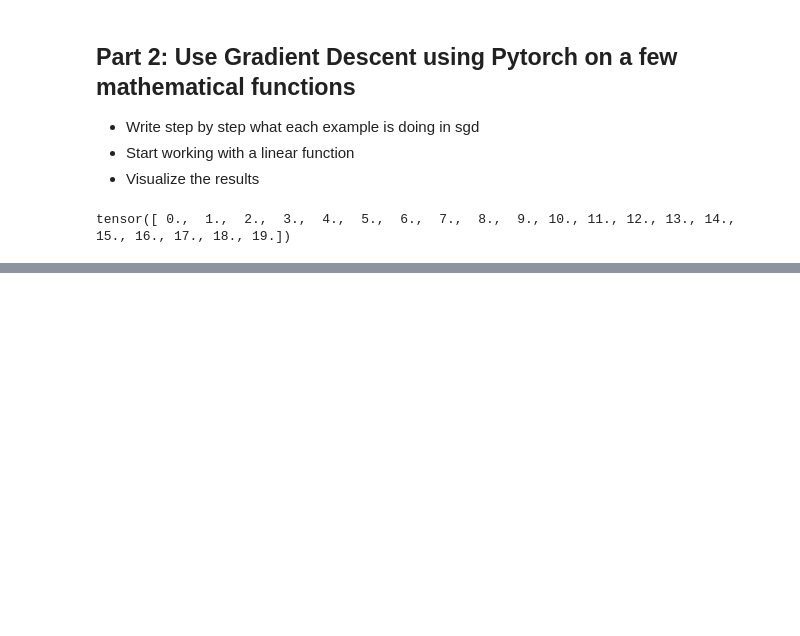
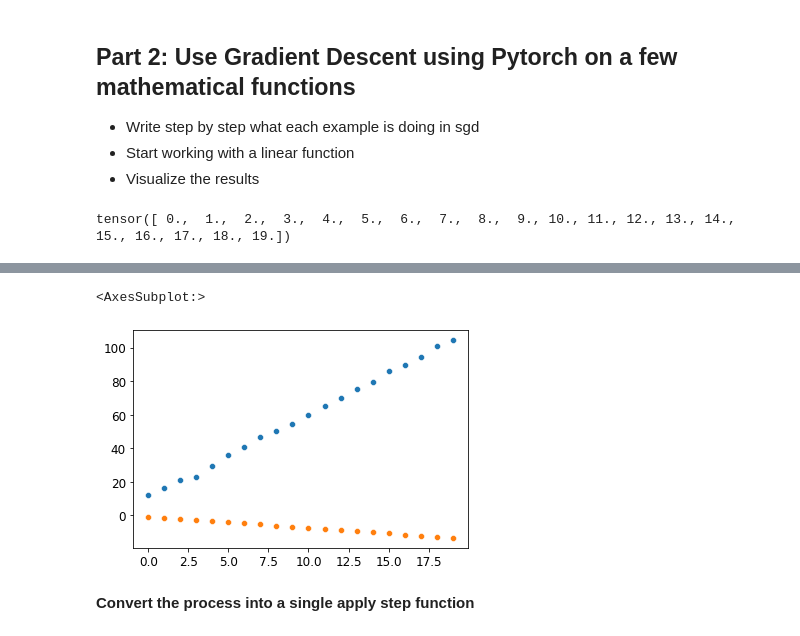
Before and after one commit to Nick-palmar/fast_book, a Jupyter notebook: 04_gradient_descent_practice.ipynb, the cells around one changed output, grey strips where cells are left out. Saved outputs shown, nothing was run; the diff lists cells and outputs as text; code cells hidden in the pictures; blank space fills up the shorter version.

```diff
--- a/04_gradient_descent_practice.ipynb
+++ b/04_gradient_descent_practice.ipynb
@@ -129,0 +227,8 @@ tensor([ 0.,  1.,  2.,  3.,  4.,  5.,  6.,  7.,  8.,  9., 10., 11., 12., 13., 14
+# %%
+model_2 = get_curr_line_model(x_points, line_model_params)
+compare_models(model_2.detach().numpy(), line_y, x_points)
+# %% [output]
+<AxesSubplot:>
+[figure, added]
+# %% [markdown]
+**Convert the process into a single apply step function**
```
Also changed, not shown: parts of 35 cells of this notebook.
